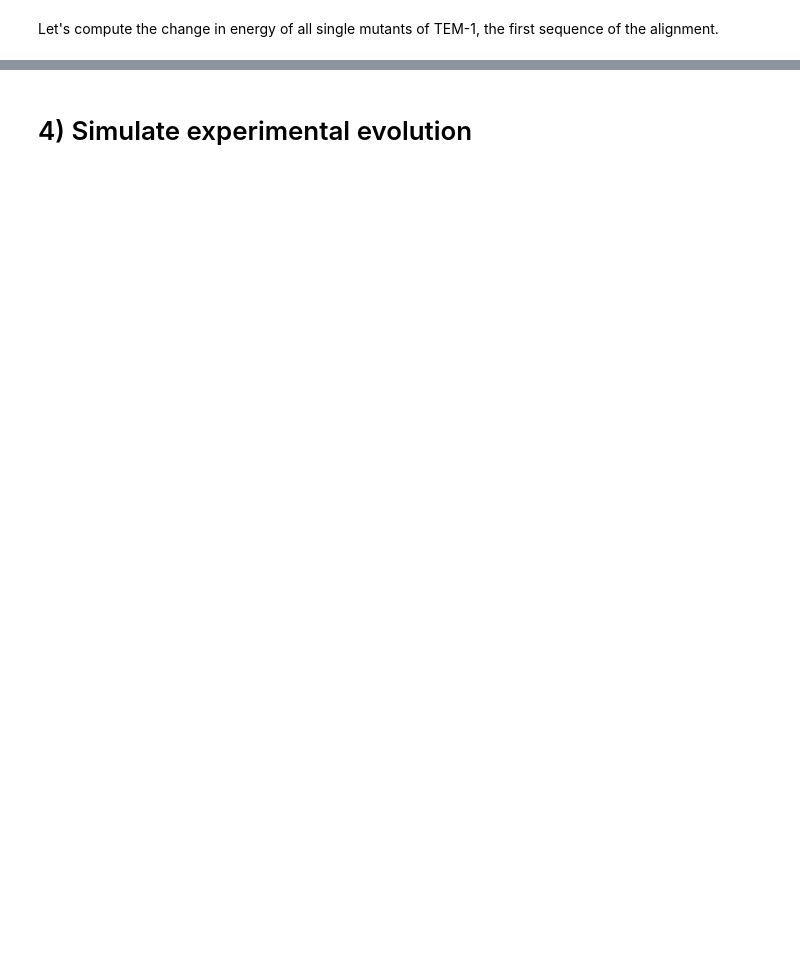
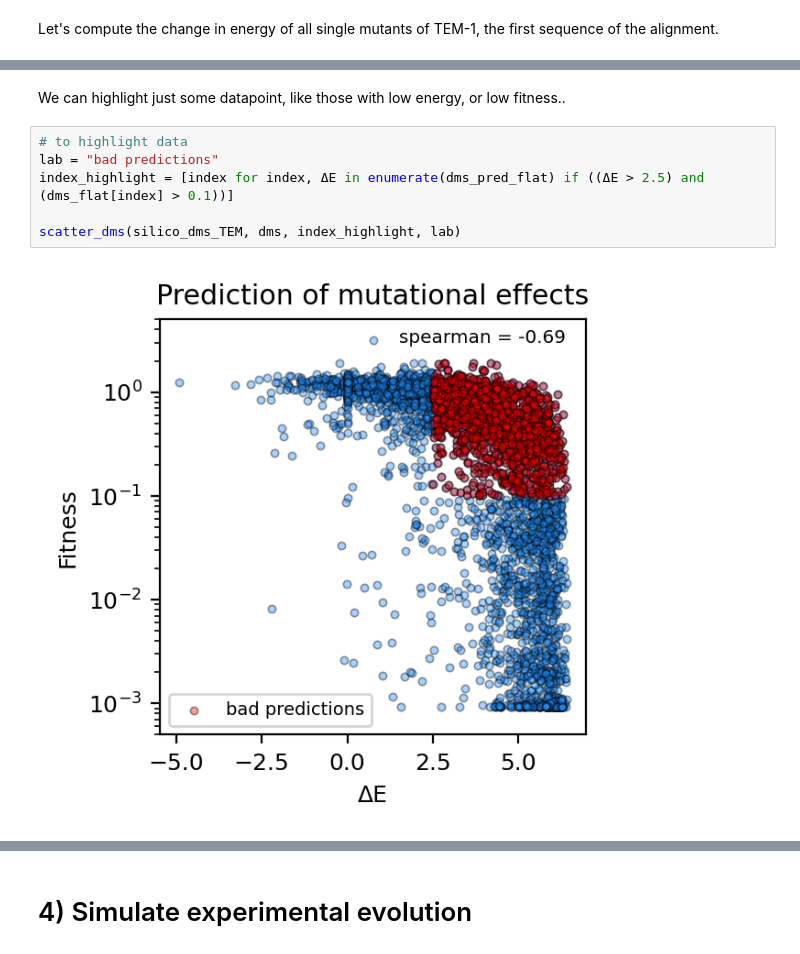
Before and after one commit to matteobisardi/ALGOSB_2021_tutorial, a Jupyter notebook: src/plmDCA_and_evolution.ipynb, the cells around one changed output, grey strips where cells are left out. Cells and saved outputs as stored; diff of their text form; blank space fills up the shorter version.

```diff
--- a/src/plmDCA_and_evolution.ipynb
+++ b/src/plmDCA_and_evolution.ipynb
@@ -550,0 +667,10 @@ plt.text(1.9, 3, f"spearman = {round(sp_val, 2)}", fontsize = 0.8*multip*xsize);
+# %% [markdown]
+We can highlight just some datapoint, like those with low energy, or low fitness..
+# %%
+# to highlight data
+lab = "bad predictions"
+index_highlight = [index for index, ΔE in enumerate(dms_pred_flat) if ((ΔE > 2.5) and (dms_flat[index] > 0.1))]
+
+scatter_dms(silico_dms_TEM, dms, index_highlight, lab)
+# %% [output]
+[figure, added]
```
Also changed, not shown: parts of 31 cells of this notebook.
